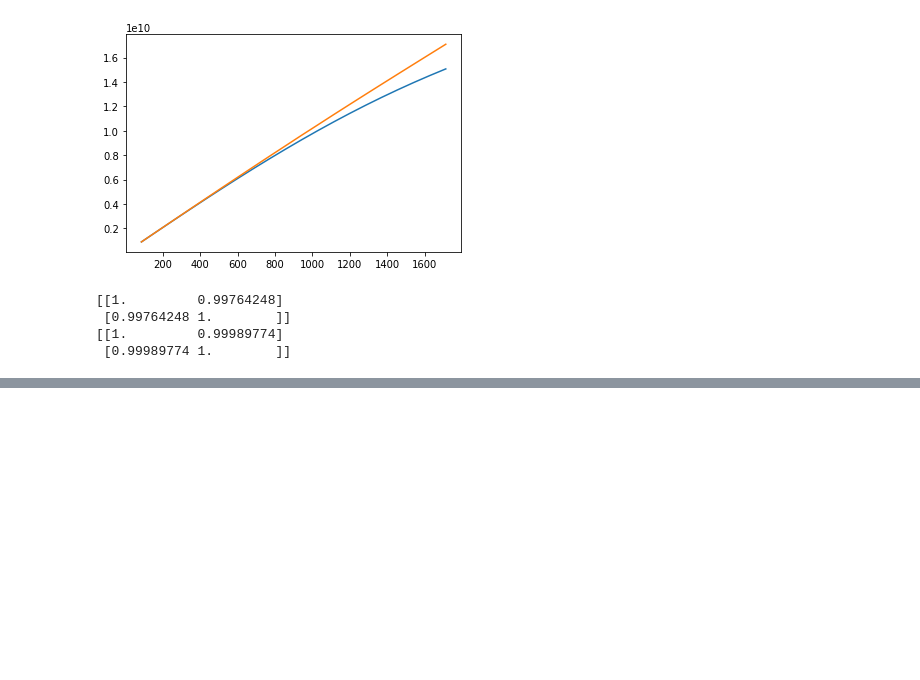
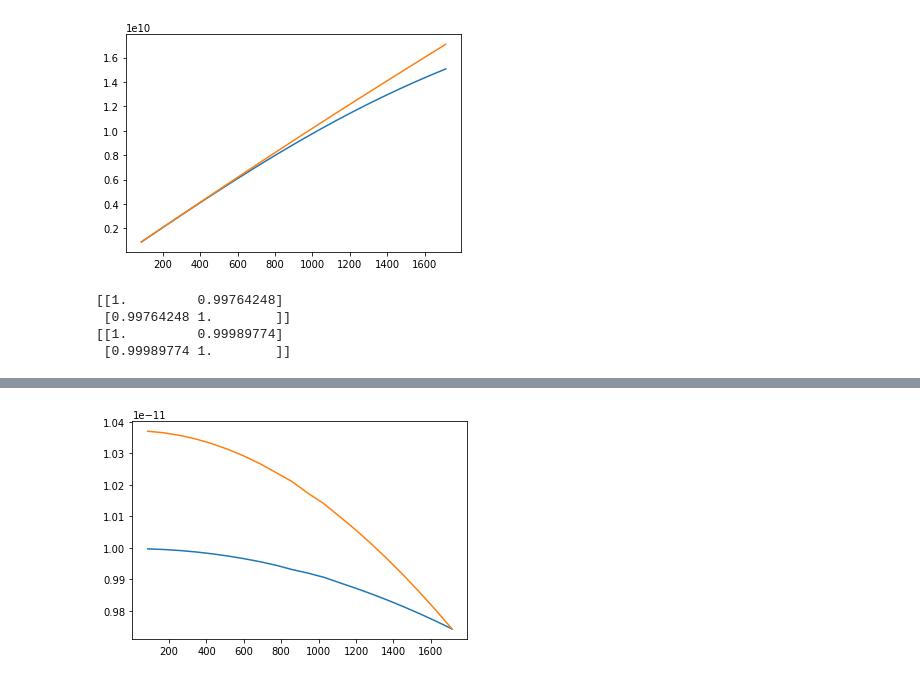
Before and after one commit to 1060matsuda/freqmix2, a Jupyter notebook: freq_depend/dampCheck/multiFreqDamp.ipynb, the cells around one changed output, grey strips where cells are left out. Saved outputs shown, nothing was run; the diff lists cells and outputs as text; code cells hidden in the pictures; blank space fills up the shorter version.

```diff
--- a/freq_depend/dampCheck/multiFreqDamp.ipynb
+++ b/freq_depend/dampCheck/multiFreqDamp.ipynb
@@ -613 +614,8 @@ plt.show()
 [figure]
+# %%
+hosei = af1s[2,-1]/af1s[3,-1]
+plt.plot(detecsAtT0,af1s[2])
+plt.plot(detecsAtT0,hosei*af1s[3])
+plt.show()
+# %% [output]
+[figure, added]
```
Also changed, not shown: parts of 5 cells of this notebook.
